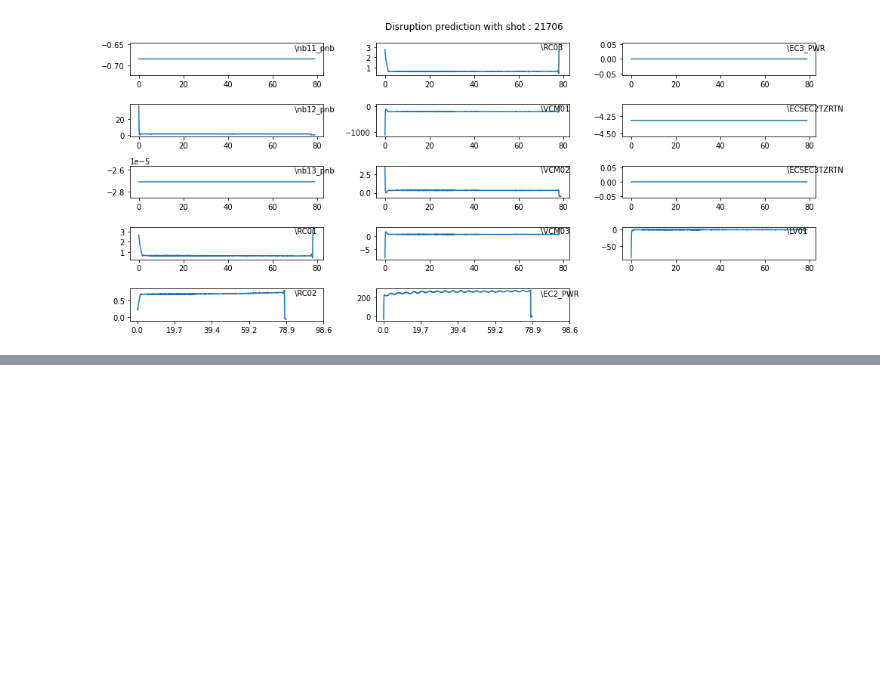
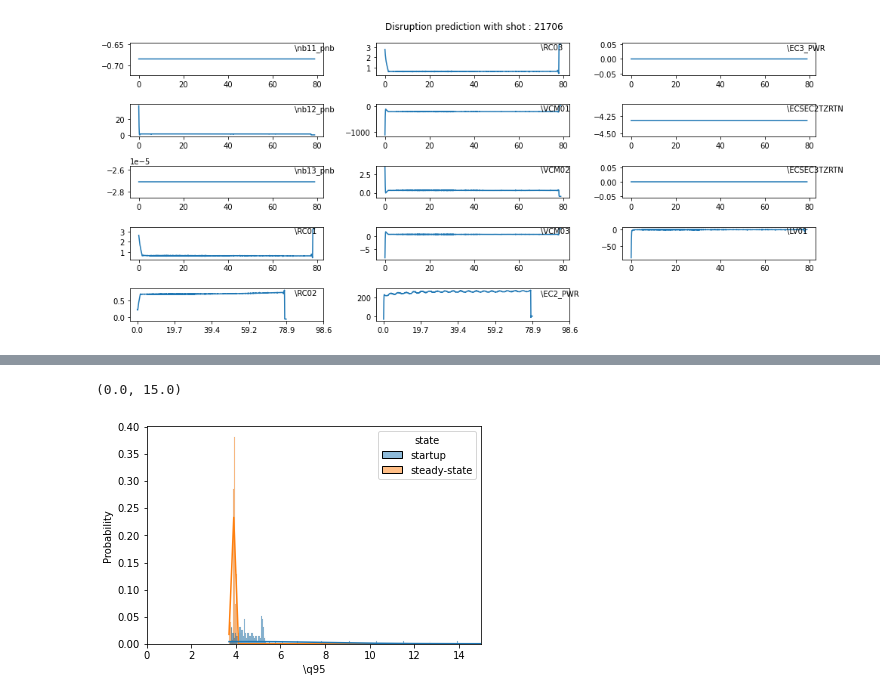
Before and after one commit to ZINZINBIN/Tokamak-Plasma-Operation-Control-based-on-RL, a Jupyter notebook: temp.ipynb, the cells around one changed output, grey strips where cells are left out. Drawn from its saved outputs; the diff is of its cells as text; code cells hidden in the pictures; blank space fills up the shorter version.

```diff
--- a/temp.ipynb
+++ b/temp.ipynb
@@ -212,0 +319,7 @@ plt.show()
+# %%
+import matplotlib.pyplot as plt
+sns.histplot(data = shot_data, hue = 'state', x = '\\q95', kde = True, stat = 'probability', discrete = False, common_norm = False)
+plt.xlim([0,15])
+# %% [output]
+(0.0, 15.0)
+[figure, added]
```
Also changed, not shown: parts of 23 cells of this notebook, 33 other files.
